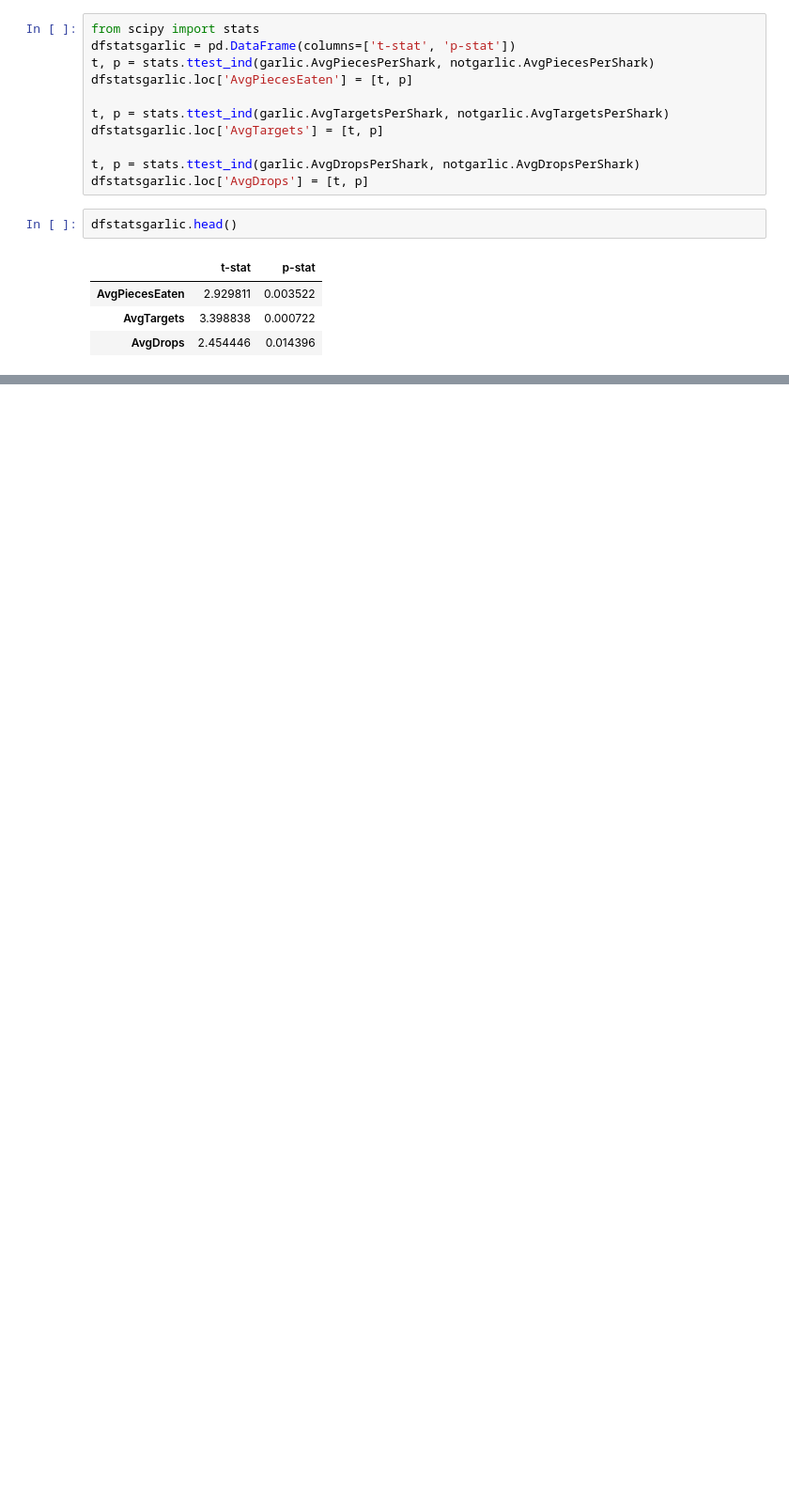
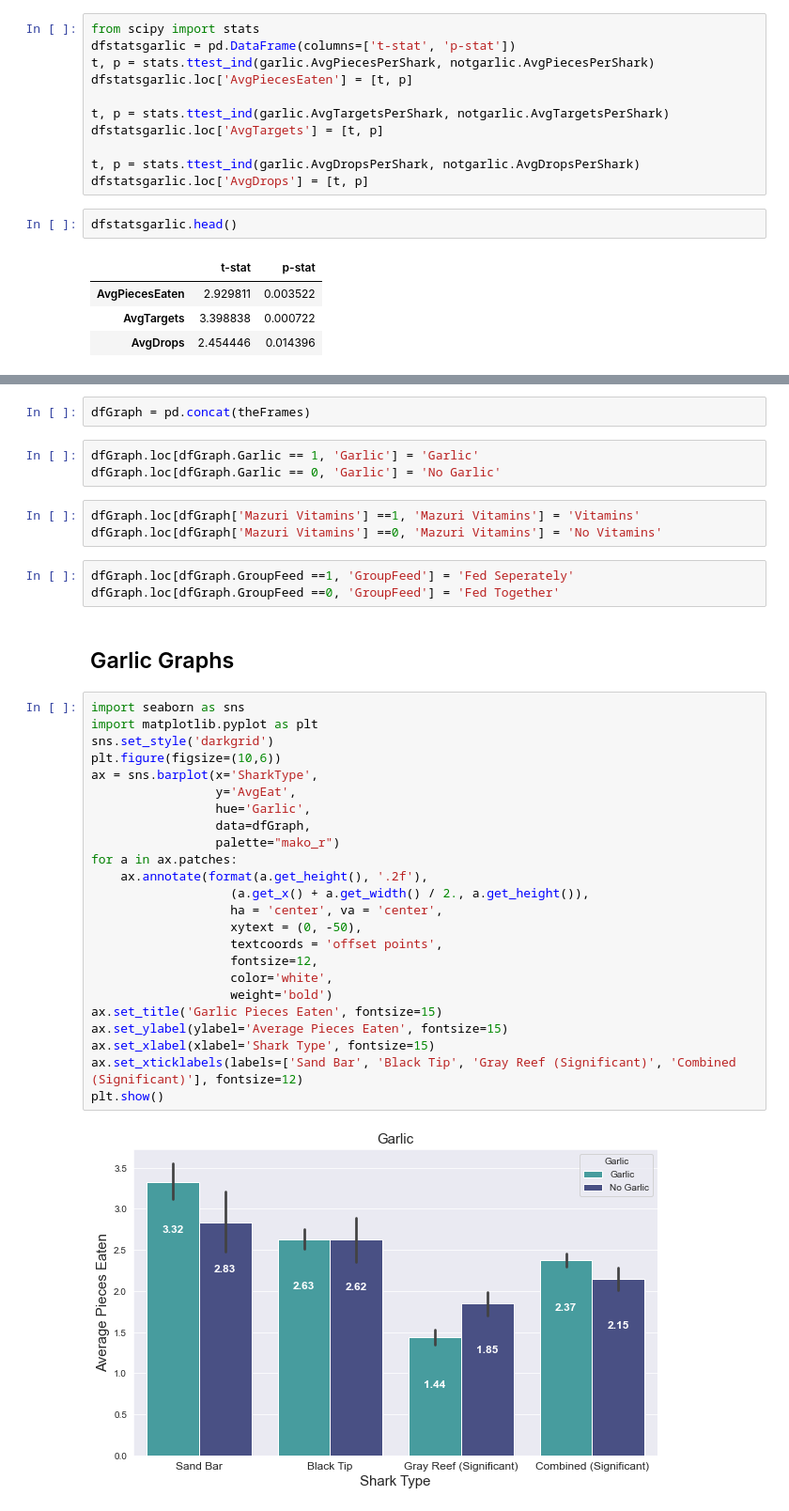
Before and after one commit to Data-Science-in-Business-Fall-2020/final-project-spencer_parker_chris, a Jupyter notebook: analytics-all-sharks-spencer.ipynb, the cells around one changed output, grey strips where cells are left out. Shown at 94% size. Saved outputs shown, nothing was run; the diff lists cells and outputs as text; blank space fills up the shorter version.

Commit message:
Need to commit this data

```diff
--- a/analytics-all-sharks-spencer.ipynb
+++ b/analytics-all-sharks-spencer.ipynb
@@ -91,0 +347,39 @@ dfstatsgarlic.head()
+# %%
+dfGraph = pd.concat(theFrames)
+# %%
+dfGraph.loc[dfGraph.Garlic == 1, 'Garlic'] = 'Garlic'
+dfGraph.loc[dfGraph.Garlic == 0, 'Garlic'] = 'No Garlic'
+# %%
+dfGraph.loc[dfGraph['Mazuri Vitamins'] ==1, 'Mazuri Vitamins'] = 'Vitamins'
+dfGraph.loc[dfGraph['Mazuri Vitamins'] ==0, 'Mazuri Vitamins'] = 'No Vitamins'
+# %%
+dfGraph.loc[dfGraph.GroupFeed ==1, 'GroupFeed'] = 'Fed Seperately'
+dfGraph.loc[dfGraph.GroupFeed ==0, 'GroupFeed'] = 'Fed Together'
+# %% [markdown]
+## Garlic Graphs
+# %%
+import seaborn as sns
+import matplotlib.pyplot as plt
+sns.set_style('darkgrid')
+plt.figure(figsize=(10,6))
+ax = sns.barplot(x='SharkType',
+                 y='AvgEat',
+                 hue='Garlic',
+                 data=dfGraph,
+                 palette="mako_r")
+for a in ax.patches:
+    ax.annotate(format(a.get_height(), '.2f'),
+                   (a.get_x() + a.get_width() / 2., a.get_height()),
+                   ha = 'center', va = 'center',
+                   xytext = (0, -50),
+                   textcoords = 'offset points',
+                   fontsize=12,
+                   color='white',
+                   weight='bold')
+ax.set_title('Garlic Pieces Eaten', fontsize=15)
+ax.set_ylabel(ylabel='Average Pieces Eaten', fontsize=15)
+ax.set_xlabel(xlabel='Shark Type', fontsize=15)
+ax.set_xticklabels(labels=['Sand Bar', 'Black Tip', 'Gray Reef (Significant)', 'Combined (Significant)'], fontsize=12)
+plt.show()
+# %% [output]
+[figure, added]
```
Also changed, not shown: parts of 52 cells of this notebook, 3 other files.
